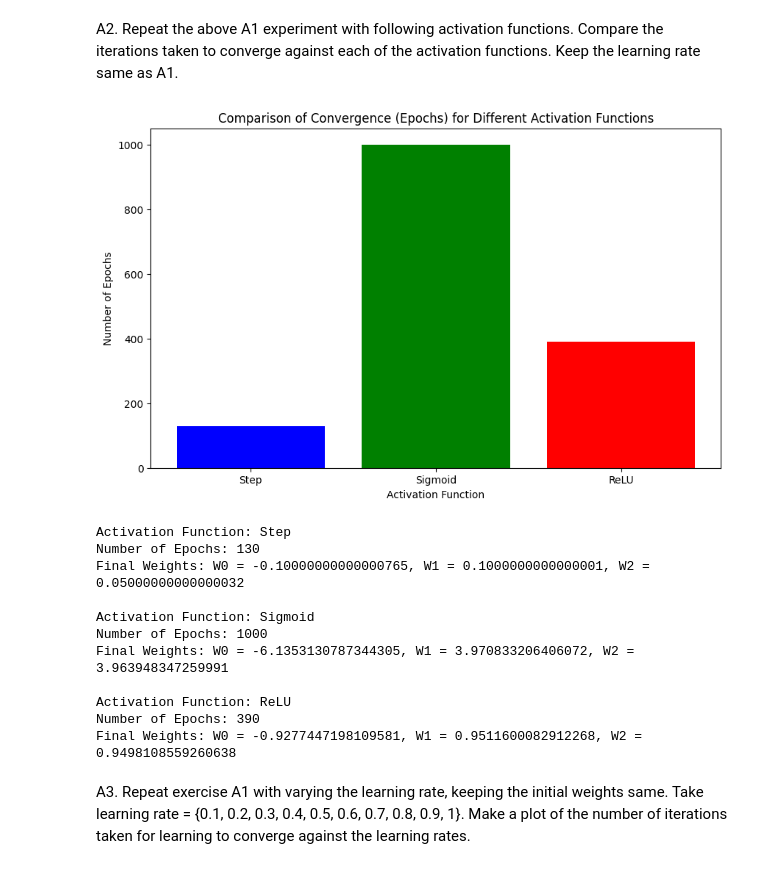
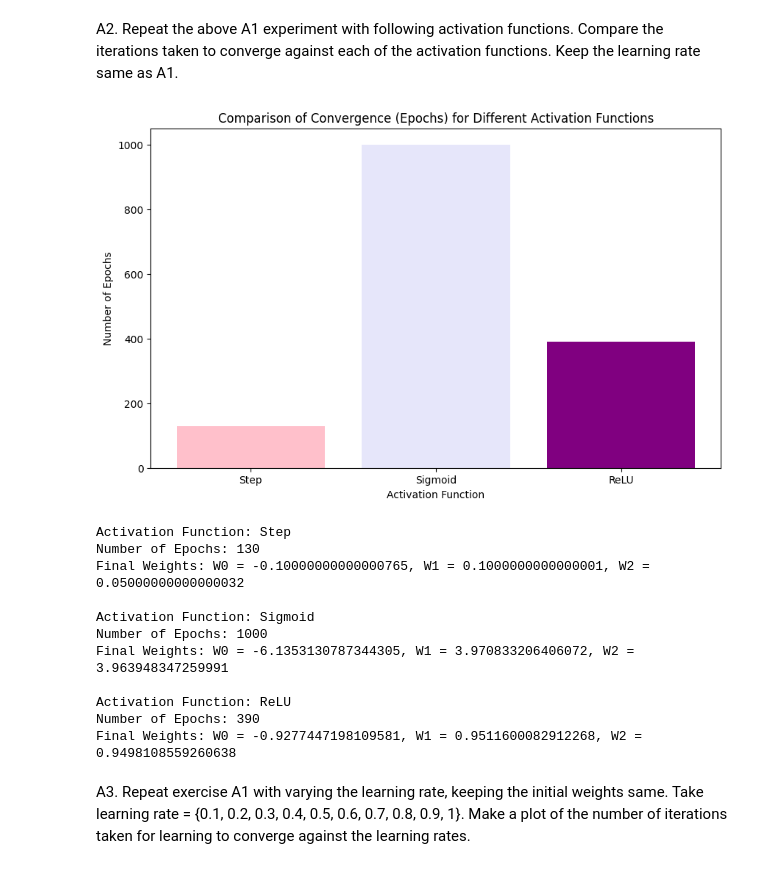
Before and after one commit to RichaSavant/ML-LAB, a Jupyter notebook: ML_LAB5_21171.ipynb, the cells around one changed output. Cells and saved outputs as stored; diff of their text form; code cells hidden in the pictures.

```diff
--- a/ML_LAB5_21171.ipynb
+++ b/ML_LAB5_21171.ipynb
@@ -117,35 +119,35 @@ def train_perceptron(initial_weights, learningRate=0.05, activation_func=step_ac
 
     return epochs, [W0, W1, W2], errors
 
 # Initial weights
 initial_weights = [10, 0.2, -0.75]
 
 # Train the perceptron with different activation functions
 activation_functions = [step_activation, sigmoid_activation, relu_activation]
 activation_names = ["Step", "Sigmoid", "ReLU"]
 
 num_epochs_list = []
 final_weights_list = []
 for activation_func in activation_functions:
     num_epochs, final_weights, _ = train_perceptron(initial_weights, activation_func=activation_func)
     num_epochs_list.append(num_epochs)
     final_weights_list.append(final_weights)
 
 # Plotting epochs vs. activation functions
 plt.figure(figsize=(10, 6))
-plt.bar(activation_names, num_epochs_list, color=['blue', 'green', 'red'])
+plt.bar(activation_names, num_epochs_list, color=['pink', 'lavender', 'purple'])
 plt.xlabel('Activation Function')
 plt.ylabel('Number of Epochs')
 plt.title('Comparison of Convergence (Epochs) for Different Activation Functions')
 plt.show()
 
 # Print the number of epochs and final weights for each activation function
 for i, activation_name in enumerate(activation_names):
     print(f"Activation Function: {activation_name}")
     print(f"Number of Epochs: {num_epochs_list[i]}")
     print(f"Final Weights: W0 = {final_weights_list[i][0]}, W1 = {final_weights_list[i][1]}, W2 = {final_weights_list[i][2]}\n")
 # %% [output]
-[figure, old version]
+[figure, new version]
 Activation Function: Step
 Number of Epochs: 130
 Final Weights: W0 = -0.10000000000000765, W1 = 0.1000000000000001, W2 = 0.05000000000000032
```
Also changed, not shown: parts of 2 cells of this notebook.
